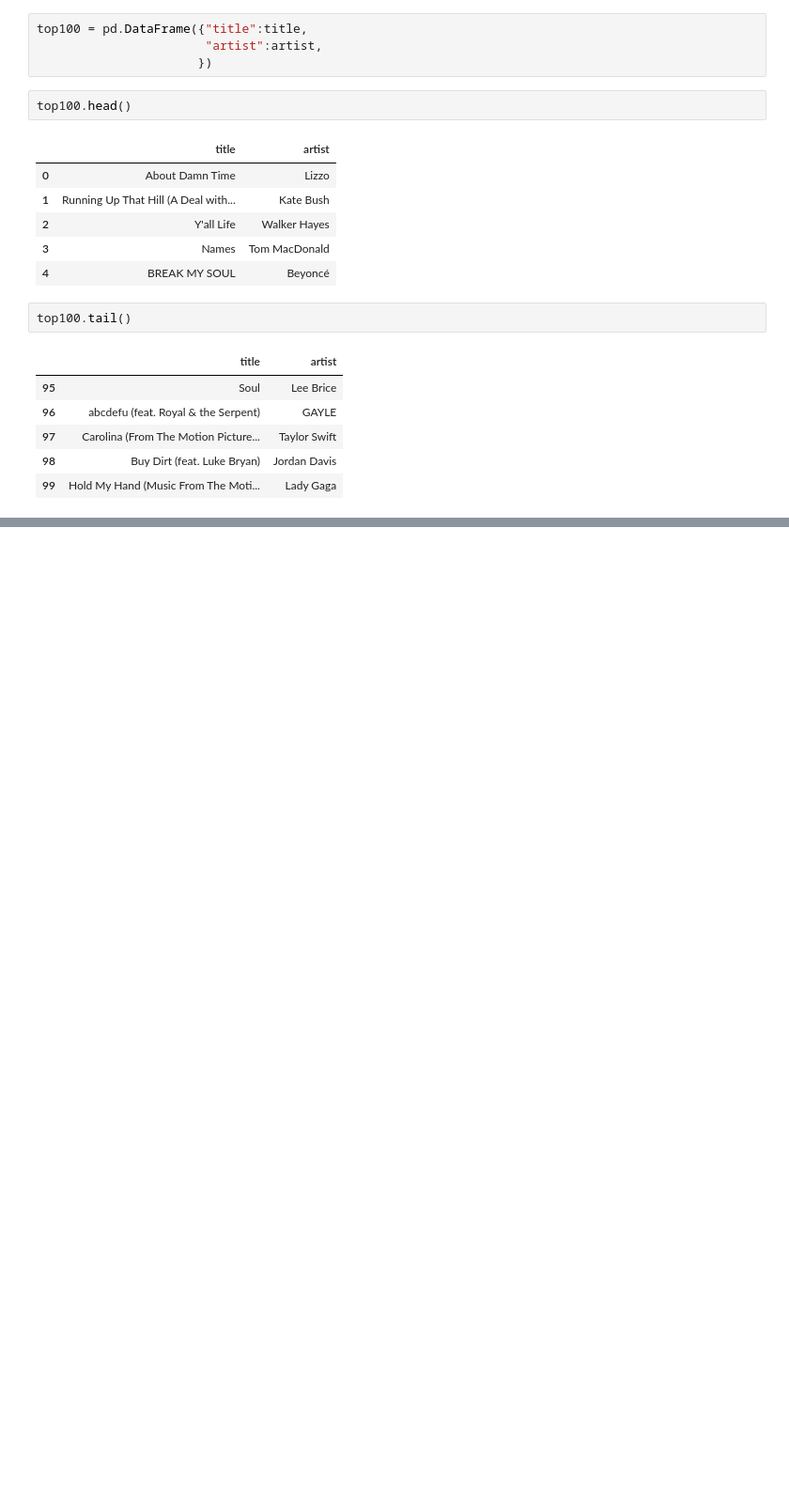
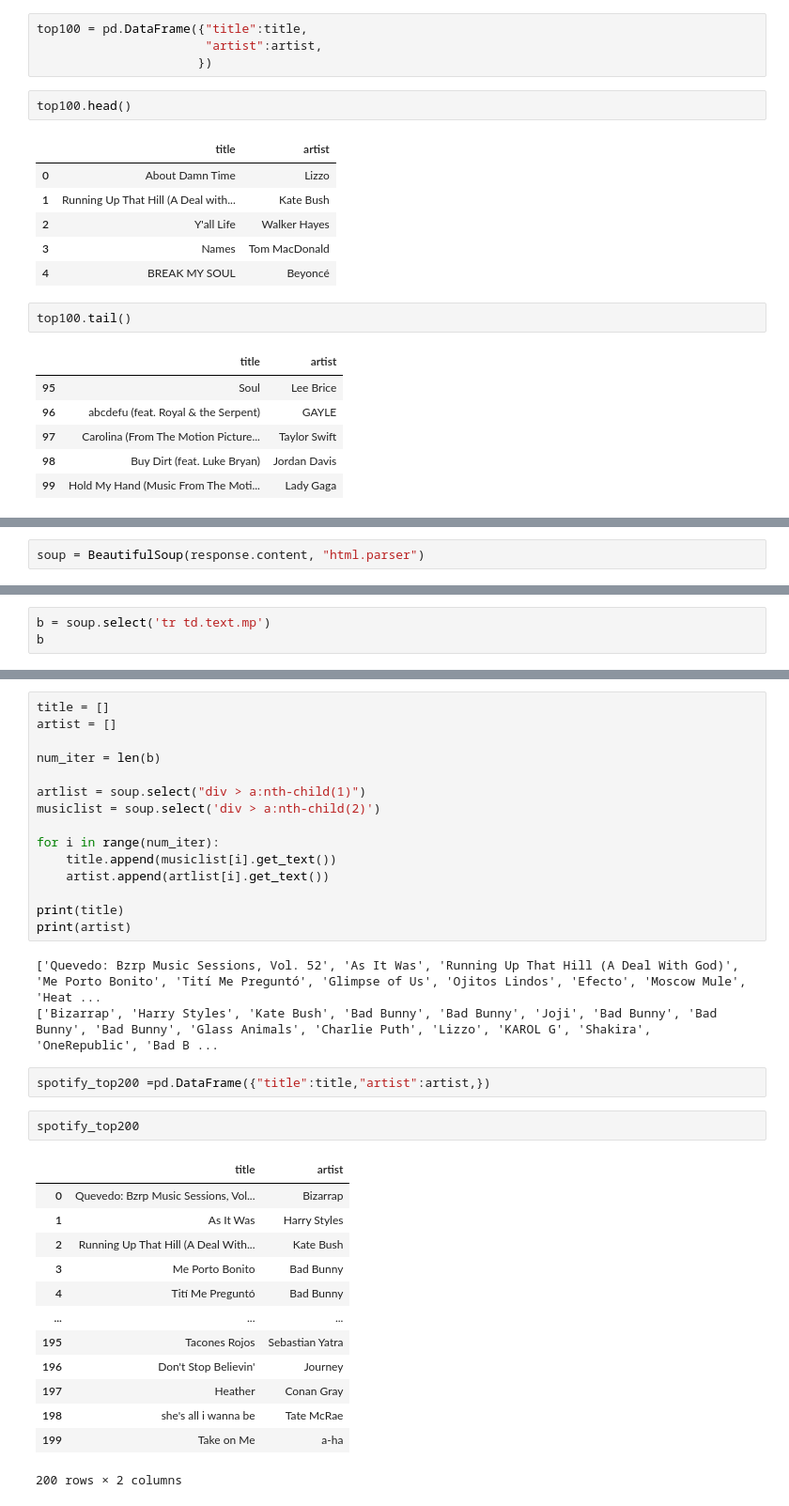
Before and after one commit to mferreiracad/lab-web-scraping-single-page, a Jupyter notebook: Untitled1.ipynb, the cells around one changed output, grey strips where cells are left out. Shown at 94% size. Saved outputs shown, nothing was run; the diff lists cells and outputs as text; blank space fills up the shorter version.

Commit message:
3 tops: vortex, spotify, playback.fm

```diff
--- a/Untitled1.ipynb
+++ b/Untitled1.ipynb
@@ -78,0 +103,2 @@ Receiving objects: 100% (6/6), done.
+# %%
+soup = BeautifulSoup(response.content, "html.parser")
@@ -78,0 +109,3 @@ Receiving objects: 100% (6/6), done.
+# %%
+b = soup.select('tr td.text.mp')
+b
@@ -78,0 +130,36 @@ Receiving objects: 100% (6/6), done.
+# %%
+title = []
+artist = []
+
+num_iter = len(b)
+
+artlist = soup.select("div > a:nth-child(1)")
+musiclist = soup.select('div > a:nth-child(2)')
+
+for i in range(num_iter):
+    title.append(musiclist[i].get_text())
+    artist.append(artlist[i].get_text())
+
+print(title)
+print(artist)
+# %% [output]
+['Quevedo: Bzrp Music Sessions, Vol. 52', 'As It Was', 'Running Up That Hill (A Deal With God)', 'Me Porto Bonito', 'Tití Me Preguntó', 'Glimpse of Us', 'Ojitos Lindos', 'Efecto', 'Moscow Mule', 'Heat ...
+['Bizarrap', 'Harry Styles', 'Kate Bush', 'Bad Bunny', 'Bad Bunny', 'Joji', 'Bad Bunny', 'Bad Bunny', 'Bad Bunny', 'Glass Animals', 'Charlie Puth', 'Lizzo', 'KAROL G', 'Shakira', 'OneRepublic', 'Bad B ...
+# %%
+spotify_top200 =pd.DataFrame({"title":title,"artist":artist,})
+# %%
+spotify_top200
+# %% [output]
+|  | title | artist |
+| 0 | Quevedo: Bzrp Music Sessions, Vol... | Bizarrap |
+| 1 | As It Was | Harry Styles |
+| 2 | Running Up That Hill (A Deal With... | Kate Bush |
+| 3 | Me Porto Bonito | Bad Bunny |
+| 4 | Tití Me Preguntó | Bad Bunny |
+| ... | ... | ... |
+| 195 | Tacones Rojos | Sebastian Yatra |
+| 196 | Don't Stop Believin' | Journey |
+| 197 | Heather | Conan Gray |
+| 198 | she's all i wanna be | Tate McRae |
+| 199 | Take on Me | a-ha |
+200 rows × 2 columns
```
Also changed, not shown: parts of 12 cells of this notebook, 1 other file.
